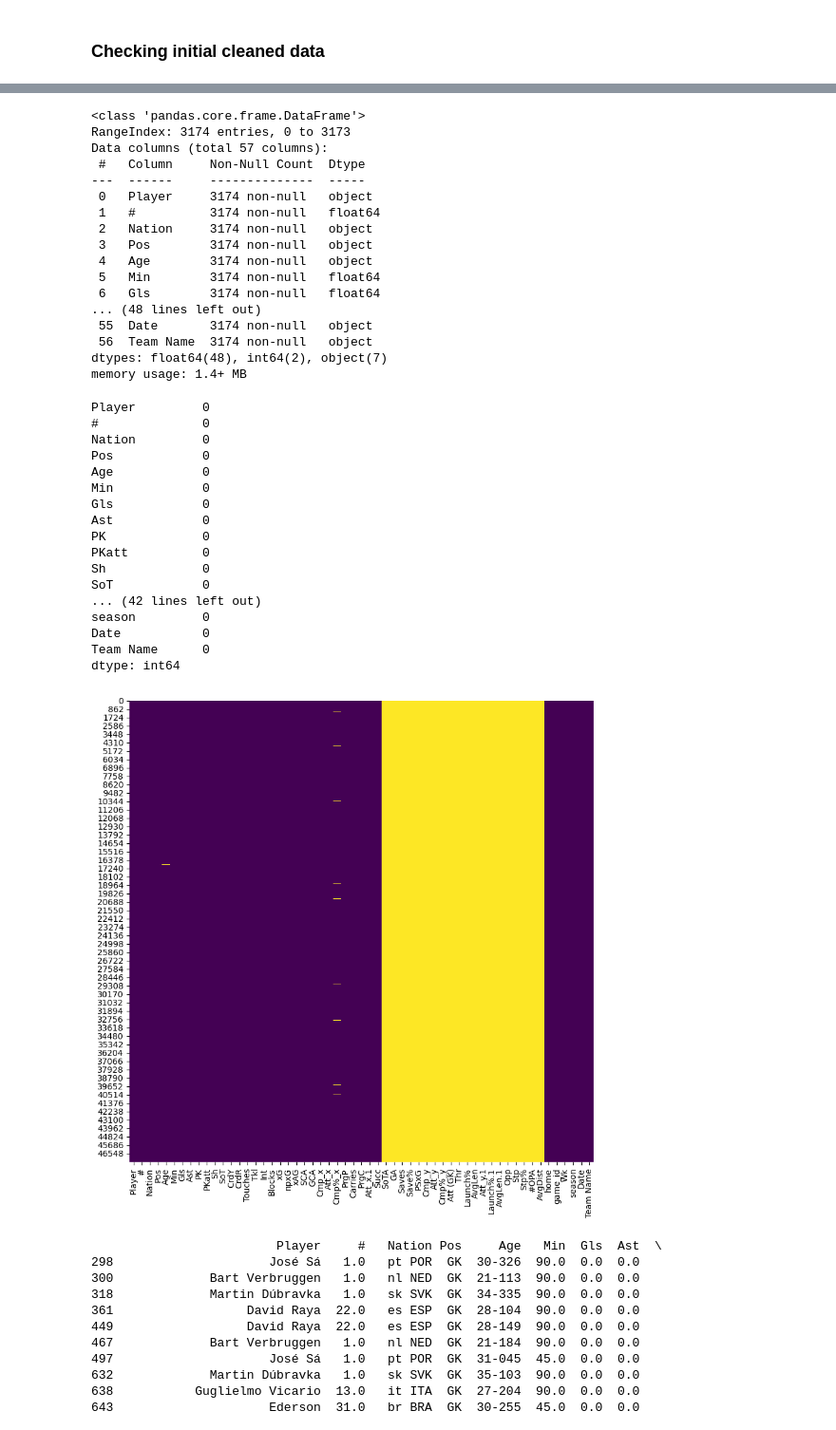
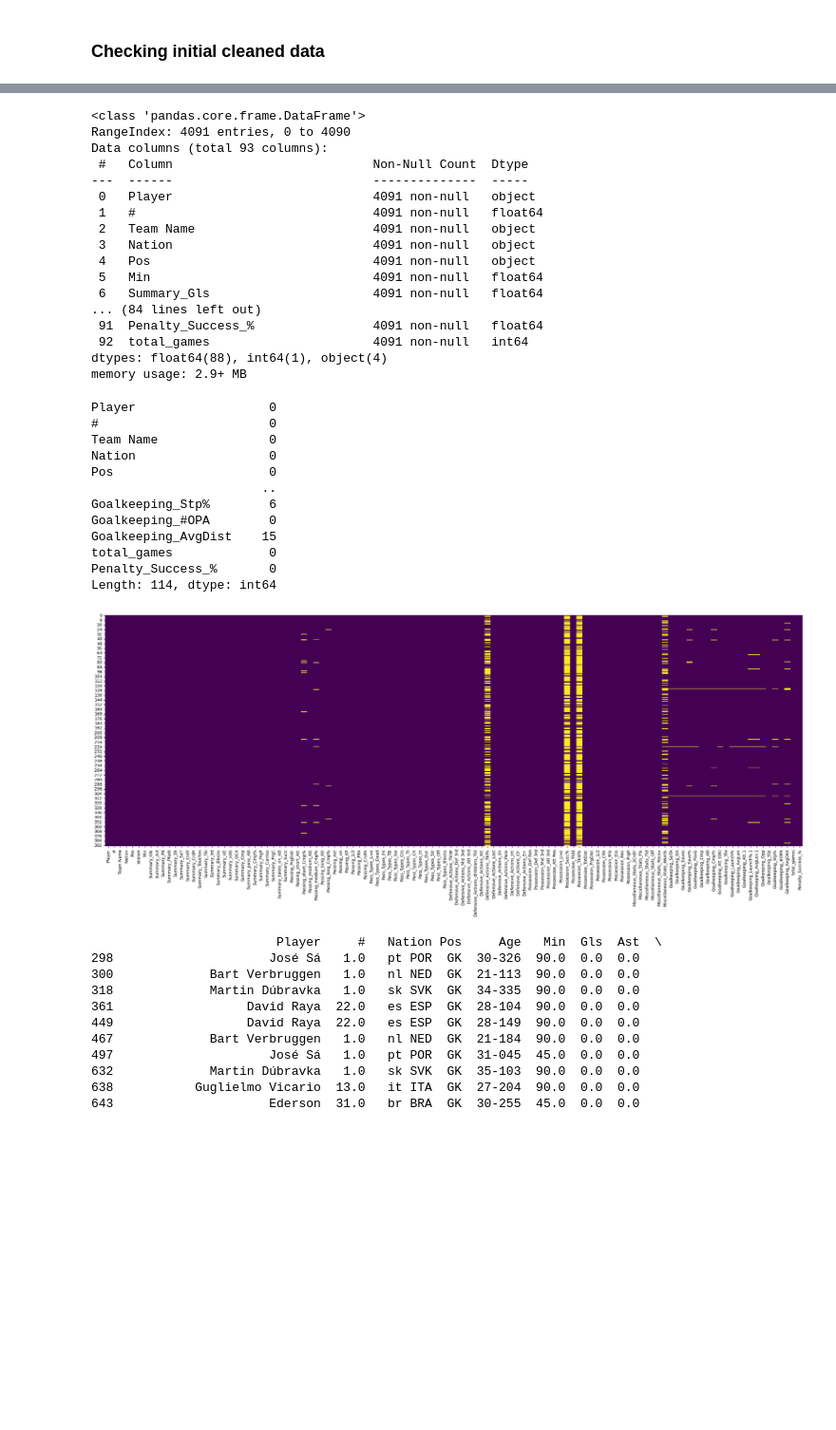
Before and after one commit to MinhTQ-594/Football-player-Price_prediction, a Jupyter notebook: Data preprocessing/Clean_data.ipynb, the cells around one changed output, grey strips where cells are left out. Shown at 95% size. Cells and saved outputs as stored; diff of their text form; code cells hidden in the pictures; blank space fills up the shorter version.

Commit message:
init clean

```diff
--- a/Data preprocessing/Clean_data.ipynb
+++ b/Data preprocessing/Clean_data.ipynb
@@ -166,4 +9,3 @@ Name: Age, Length: 9397, dtype: object
 # %%
-clean_data_GK_path = '../Data/Clean/GK.csv'
-clean_data_Team_path = '../Data/Clean/Team.csv'
-clean_data_Player_path = '../Data/Clean/Player.csv'
+clean_data_GK_path = '../Data/Clean/GK_Gr.csv'
+clean_data_Player_path = '../Data/Clean/Player_Gr.csv'
@@ -195,6 +12,6 @@ else:
 # %% [markdown]
 ### Checking initial cleaned data
 # %%
-check = pd.read_csv('../Data/Clean/Player.csv')
+check = pd.read_csv(clean_data_Player_path)
 check.head(10)
 # %% [output]
@@ -213,48 +30,43 @@ check.head(10)
 check.info()
 # %% [output]
 <class 'pandas.core.frame.DataFrame'>
-RangeIndex: 3174 entries, 0 to 3173
-Data columns (total 57 columns):
- #   Column     Non-Null Count  Dtype
----  ------     --------------  -----
- 0   Player     3174 non-null   object
- 1   #          3174 non-null   float64
- 2   Nation     3174 non-null   object
- 3   Pos        3174 non-null   object
- 4   Age        3174 non-null   object
- 5   Min        3174 non-null   float64
- 6   Gls        3174 non-null   float64
-... (48 lines left out)
- 55  Date       3174 non-null   object
- 56  Team Name  3174 non-null   object
-dtypes: float64(48), int64(2), object(7)
-memory usage: 1.4+ MB
+RangeIndex: 4091 entries, 0 to 4090
+Data columns (total 93 columns):
+ #   Column                           Non-Null Count  Dtype
+---  ------                           --------------  -----
+ 0   Player                           4091 non-null   object
+ 1   #                                4091 non-null   float64
+ 2   Team Name                        4091 non-null   object
+ 3   Nation                           4091 non-null   object
+ 4   Pos                              4091 non-null   object
+ 5   Min                              4091 non-null   float64
+ 6   Summary_Gls                      4091 non-null   float64
+... (84 lines left out)
+ 91  Penalty_Success_%                4091 non-null   float64
+ 92  total_games                      4091 non-null   int64
+dtypes: float64(88), int64(1), object(4)
+memory usage: 2.9+ MB
 # %%
 check.isnull().sum()
 # %% [output]
-Player         0
-#              0
-Nation         0
-Pos            0
-Age            0
-Min            0
-Gls            0
-Ast            0
-PK             0
-PKatt          0
-Sh             0
-SoT            0
-... (42 lines left out)
-season         0
-Date           0
-Team Name      0
-dtype: int64
+Player                  0
+#                       0
+Team Name               0
+Nation                  0
+Pos                     0
+                       ..
+Goalkeeping_Stp%        6
+Goalkeeping_#OPA        0
+Goalkeeping_AvgDist    15
+total_games             0
+Penalty_Success_%       0
+Length: 114, dtype: int64
 # %%
-fig, ax = plt.subplots(figsize=(10,10))
+fig, ax = plt.subplots(figsize=(30,10))
 sns.heatmap(check.isnull(), cbar=False, xticklabels=True, cmap="viridis", ax=ax)
 plt.show()
 # %% [output]
-[figure, old version]
+[figure, new version]
 # %%
 print(check.loc[check['Cmp%_y'].isna()])
 # %% [output]
```
Also changed, not shown: parts of 16 cells of this notebook, 24 other files.
